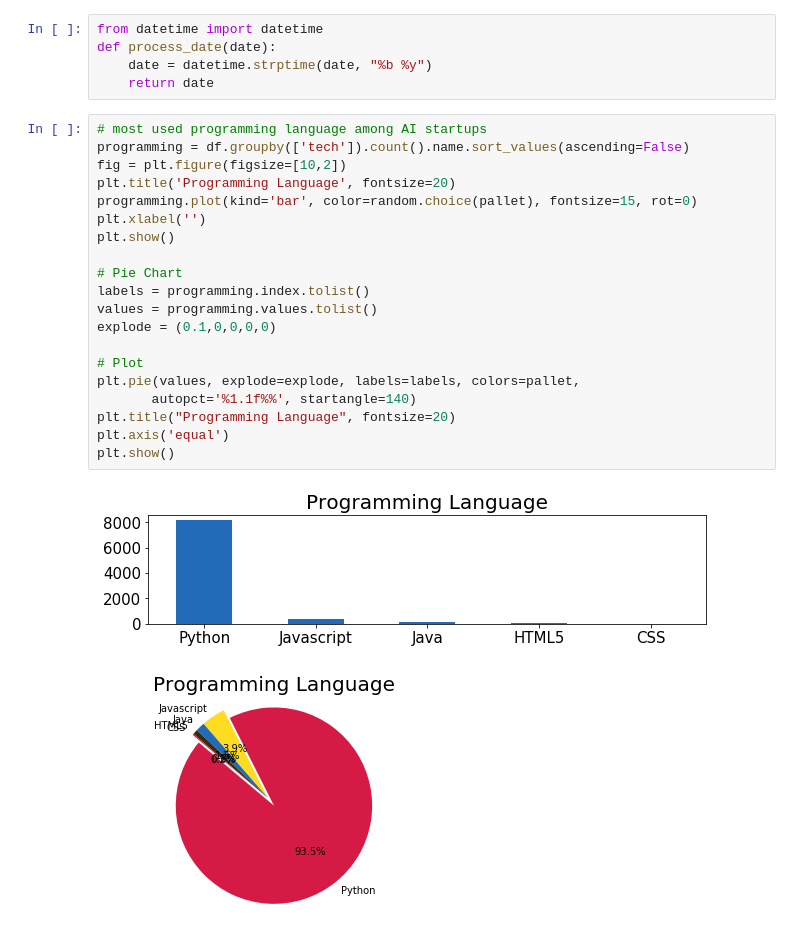
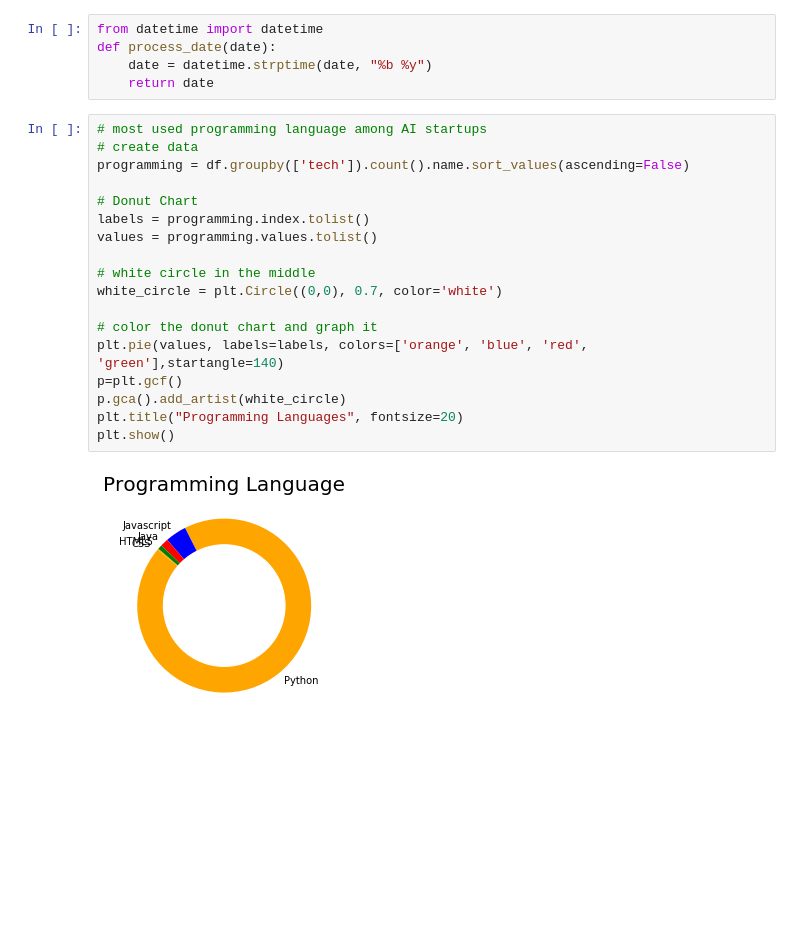
Before and after one commit to kailingding/AI-startups-analysis, a Jupyter notebook: src/analysis.ipynb, the cells around one changed output. Cells and saved outputs as stored; diff of their text form; blank space fills up the shorter version.

Commit message:
donut chart

```diff
--- a/src/analysis.ipynb
+++ b/src/analysis.ipynb
@@ -46,24 +45,21 @@ def process_date(date):
     return date
 # %%
 # most used programming language among AI startups
+# create data
 programming = df.groupby(['tech']).count().name.sort_values(ascending=False)
-fig = plt.figure(figsize=[10,2])
-plt.title('Programming Language', fontsize=20)
-programming.plot(kind='bar', color=random.choice(pallet), fontsize=15, rot=0)
-plt.xlabel('')
-plt.show()
 
-# Pie Chart
+# Donut Chart
 labels = programming.index.tolist()
 values = programming.values.tolist()
-explode = (0.1,0,0,0,0)
 
-# Plot
-plt.pie(values, explode=explode, labels=labels, colors=pallet,
-       autopct='%1.1f%%', startangle=140)
-plt.title("Programming Language", fontsize=20)
-plt.axis('equal')
+# white circle in the middle
+white_circle = plt.Circle((0,0), 0.7, color='white')
+
+# color the donut chart and graph it
+plt.pie(values, labels=labels, colors=['orange', 'blue', 'red', 'green'],startangle=140)
+p=plt.gcf()
+p.gca().add_artist(white_circle)
+plt.title("Programming Languages", fontsize=20)
 plt.show()
 # %% [output]
-[figure, old version]
+[figure, new version]
-[figure, removed]
```
Also changed, not shown: parts of 1 cell of this notebook, 1 other file.
